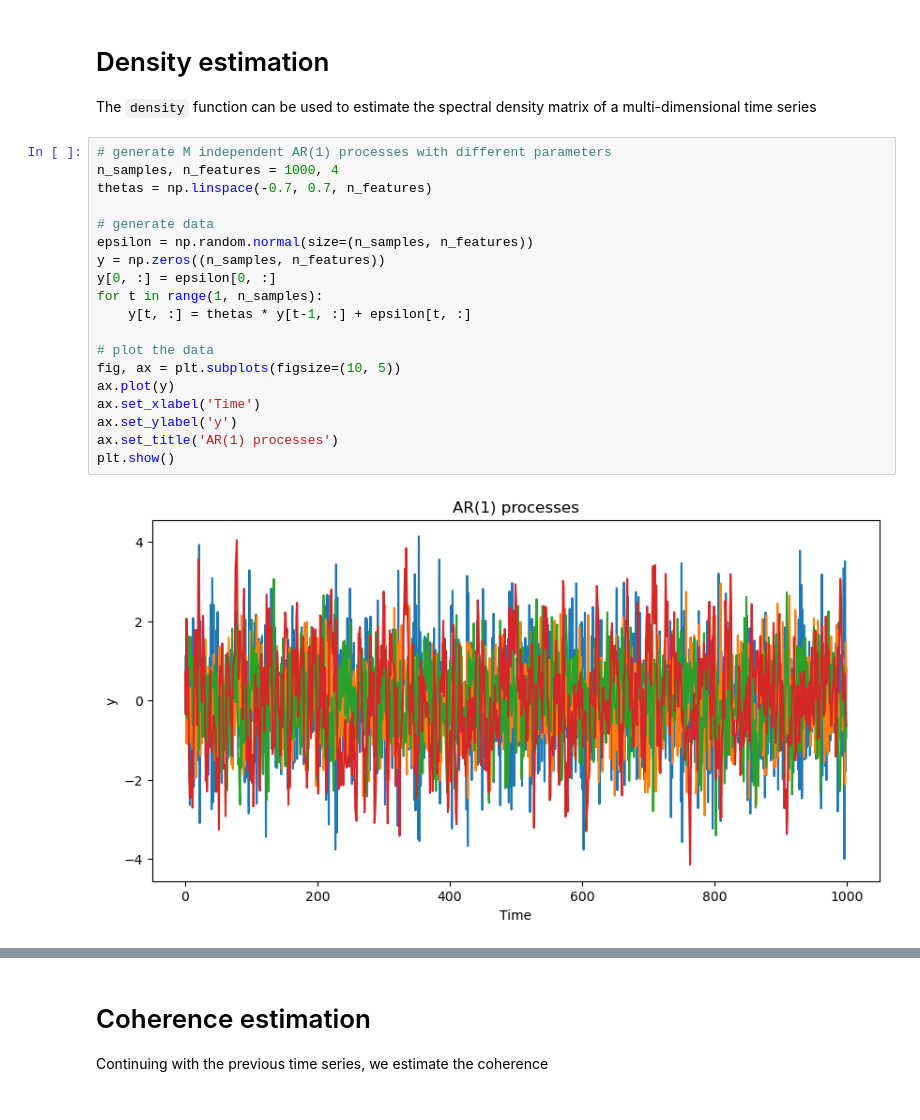
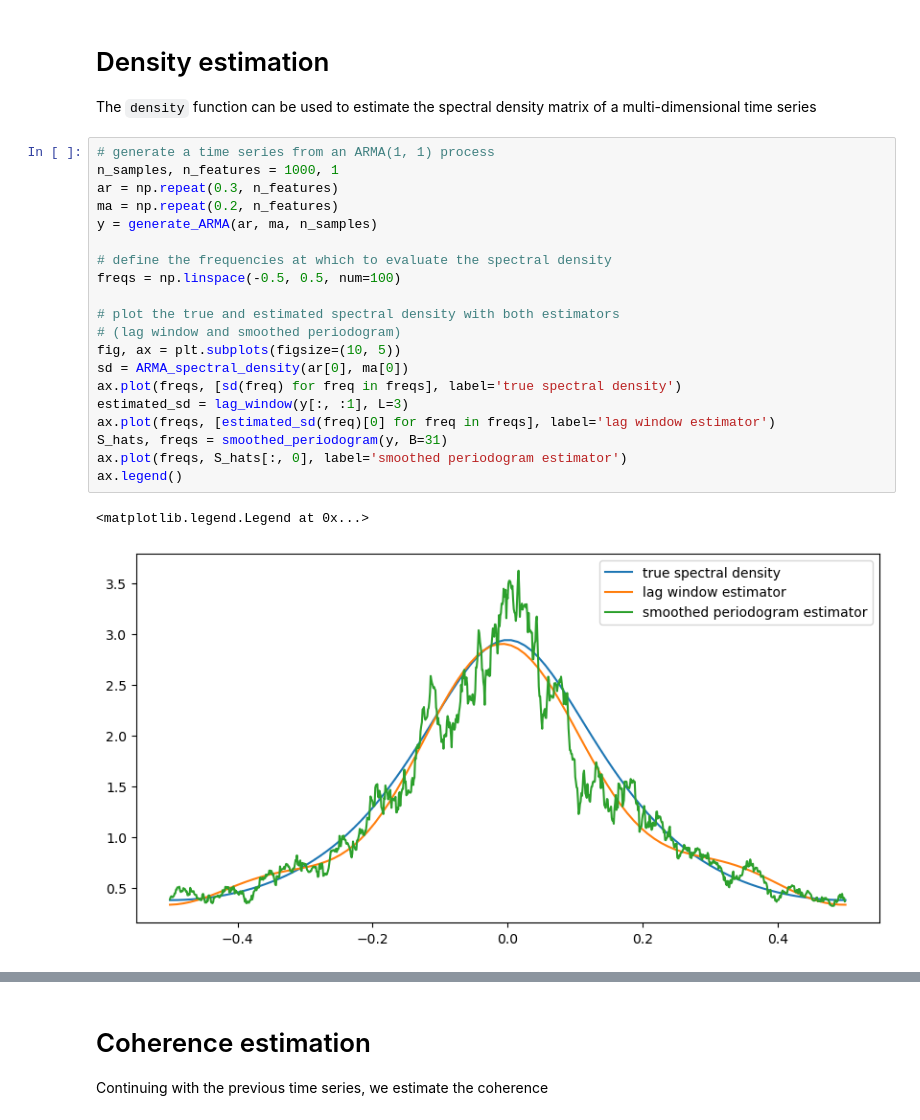
Before and after one commit to alexisrosuel/spectral-coherence, a Jupyter notebook: doc/tutorial.ipynb, the cells around one changed output, grey strips where cells are left out. Drawn from its saved outputs; the diff is of its cells as text.

Commit message:
Implement lag window estimator

```diff
--- a/doc/tutorial.ipynb
+++ b/doc/tutorial.ipynb
@@ -6,25 +36,27 @@ from spectral_coherence import density, coherence
 # %% [markdown]
 # Density estimation
 The ``density`` function can be used to estimate the spectral density matrix of a multi-dimensional time series
-# %%
-# generate M independent AR(1) processes with different parameters
-n_samples, n_features = 1000, 4
-thetas = np.linspace(-0.7, 0.7, n_features)
-
-# generate data
-epsilon = np.random.normal(size=(n_samples, n_features))
-y = np.zeros((n_samples, n_features))
-y[0, :] = epsilon[0, :]
-for t in range(1, n_samples):
-    y[t, :] = thetas * y[t-1, :] + epsilon[t, :]
-
-# plot the data
-fig, ax = plt.subplots(figsize=(10, 5))
-ax.plot(y)
-ax.set_xlabel('Time')
-ax.set_ylabel('y')
-ax.set_title('AR(1) processes')
-plt.show()
-# %% [output]
-[figure, removed]
+# %%
+# generate a time series from an ARMA(1, 1) process
+n_samples, n_features = 1000, 1
+ar = np.repeat(0.3, n_features)
+ma = np.repeat(0.2, n_features)
+y = generate_ARMA(ar, ma, n_samples)
+
+# define the frequencies at which to evaluate the spectral density
+freqs = np.linspace(-0.5, 0.5, num=100)
+
+# plot the true and estimated spectral density with both estimators
+# (lag window and smoothed periodogram)
+fig, ax = plt.subplots(figsize=(10, 5))
+sd = ARMA_spectral_density(ar[0], ma[0])
+ax.plot(freqs, [sd(freq) for freq in freqs], label='true spectral density')
+estimated_sd = lag_window(y[:, :1], L=3)
+ax.plot(freqs, [estimated_sd(freq)[0] for freq in freqs], label='lag window estimator')
+S_hats, freqs = smoothed_periodogram(y, B=31)
+ax.plot(freqs, S_hats[:, 0], label='smoothed periodogram estimator')
+ax.legend()
+# %% [output]
+<matplotlib.legend.Legend at 0x...>
+[figure, added]
 # %%
```
Also changed, not shown: parts of 8 cells of this notebook, 8 other files.
